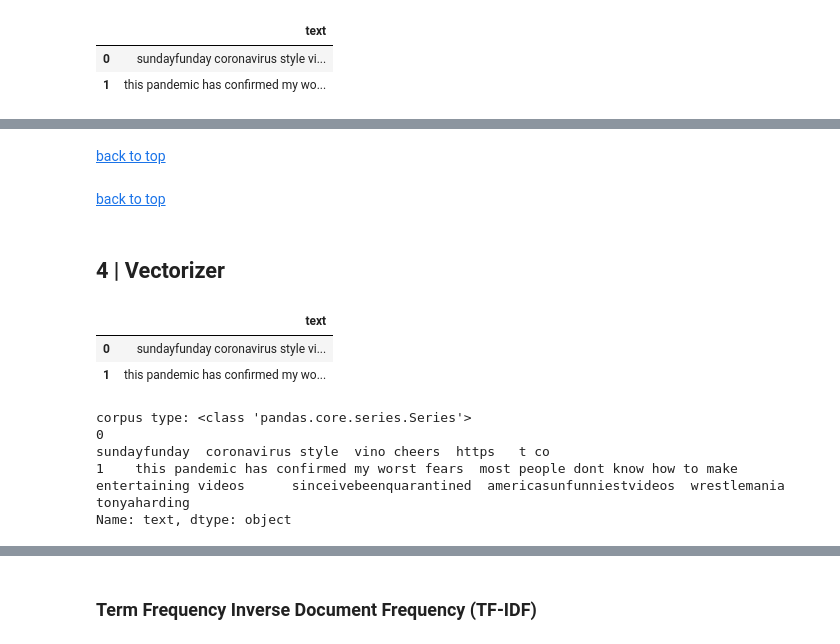
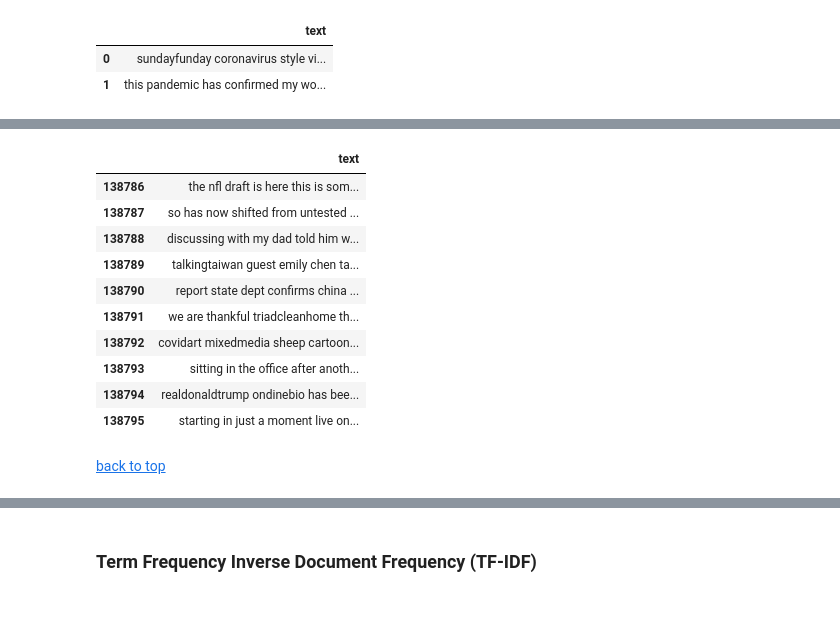
Before and after one commit to slp22/nlp-project, a Jupyter notebook: nlp-coronavirus-tweets-model.ipynb, the cells around one changed output, grey strips where cells are left out. Cells and saved outputs as stored; diff of their text form; code cells hidden in the pictures; blank space fills up the shorter version.

```diff
--- a/nlp-coronavirus-tweets-model.ipynb
+++ b/nlp-coronavirus-tweets-model.ipynb
@@ -156,24 +141,16 @@ memory usage: 1.1+ MB
+# %%
+text_df.tail(10)
+# %% [output]
+|  | text |
+| 138786 | the nfl draft is here this is som... |
+| 138787 | so has now shifted from untested ... |
+| 138788 | discussing with my dad told him w... |
+| 138789 | talkingtaiwan guest emily chen ta... |
+| 138790 | report state dept confirms china ... |
+| 138791 | we are thankful triadcleanhome th... |
+| 138792 | covidart mixedmedia sheep cartoon... |
+| 138793 | sitting in the office after anoth... |
+| 138794 | realdonaldtrump ondinebio has bee... |
+| 138795 | starting in just a moment live on... |
 # %% [markdown]
 [back to top](#top)
-# %% [markdown]
-[back to top](#top)
-# %% [markdown]
-## 4 | Vectorizer<a id='4'></a>
-# %%
-# load preprocessed corpus from step 3
-df = pd.read_pickle("./raw_data/corpus_tweets_df.pkl")
-df.head(2)
-# %% [output]
-|  | text |
-| 0 | sundayfunday coronavirus style vi... |
-| 1 | this pandemic has confirmed my wo... |
-# %%
-# isolate tweet text in dataframe
-corpus = df.text
-print('corpus type:', type(corpus))
-print(corpus.head(2))
-# %% [output]
-corpus type: <class 'pandas.core.series.Series'>
-0                                                                                                                            sundayfunday  coronavirus style  vino cheers  https   t co
-1    this pandemic has confirmed my worst fears  most people dont know how to make entertaining videos      sinceivebeenquarantined  americasunfunniestvideos  wrestlemania  tonyaharding
-Name: text, dtype: object
```
Also changed, not shown: parts of 61 cells of this notebook.
